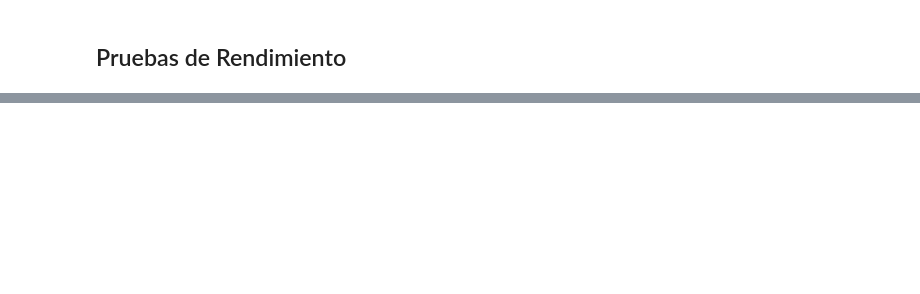
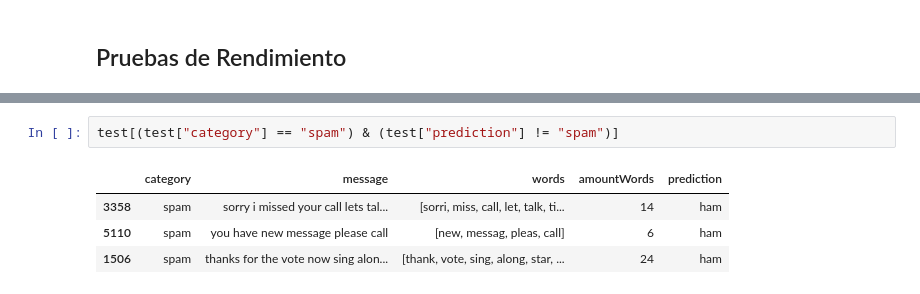
Before and after one commit to DiggsPapu/UVGIA, a Jupyter notebook: proyecto.ipynb, the cells around one changed output, grey strips where cells are left out. Drawn from its saved outputs; the diff is of its cells as text; blank space fills up the shorter version.

```diff
--- a/proyecto.ipynb
+++ b/proyecto.ipynb
@@ -269,0 +407,7 @@ def probabilityGivenText(text):
+# %%
+test[(test["category"] == "spam") & (test["prediction"] != "spam")]
+# %% [output]
+|  | category | message | words | amountWords | prediction |
+| 3358 | spam | sorry i missed your call lets tal... | [sorri, miss, call, let, talk, ti... | 14 | ham |
+| 5110 | spam | you have new message please call | [new, messag, pleas, call] | 6 | ham |
+| 1506 | spam | thanks for the vote now sing alon... | [thank, vote, sing, along, star, ... | 24 | ham |
```
Also changed, not shown: parts of 11 cells of this notebook.
